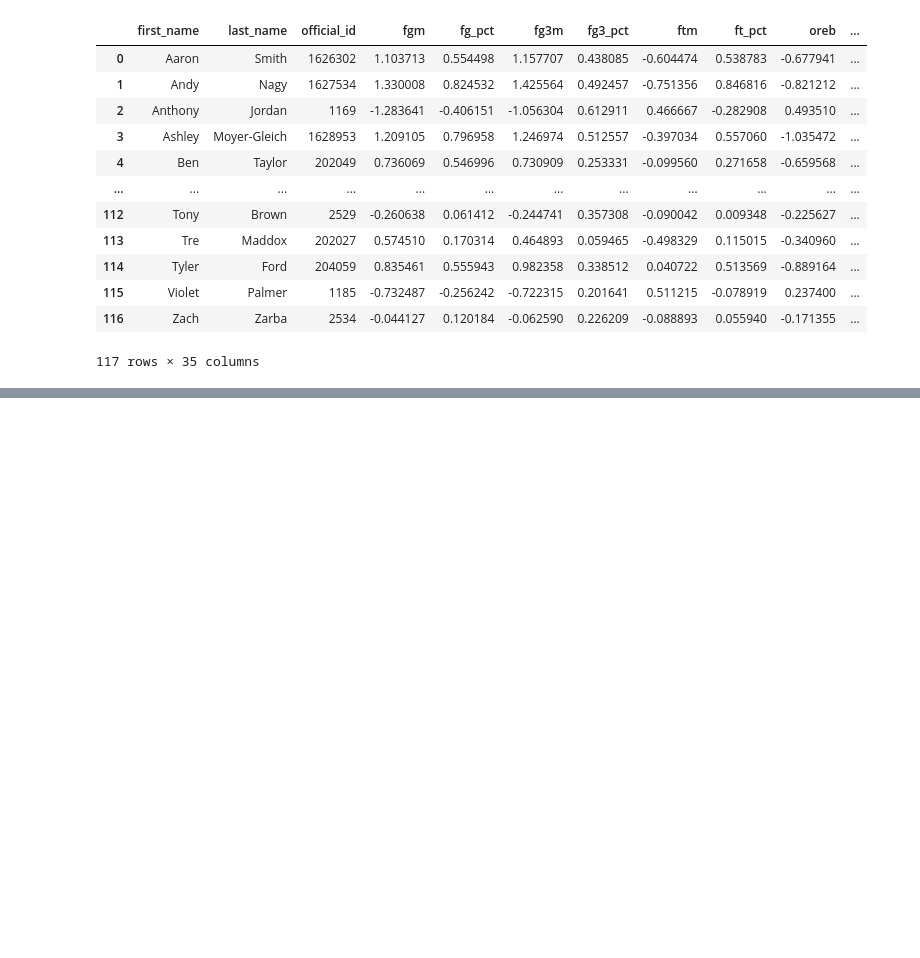
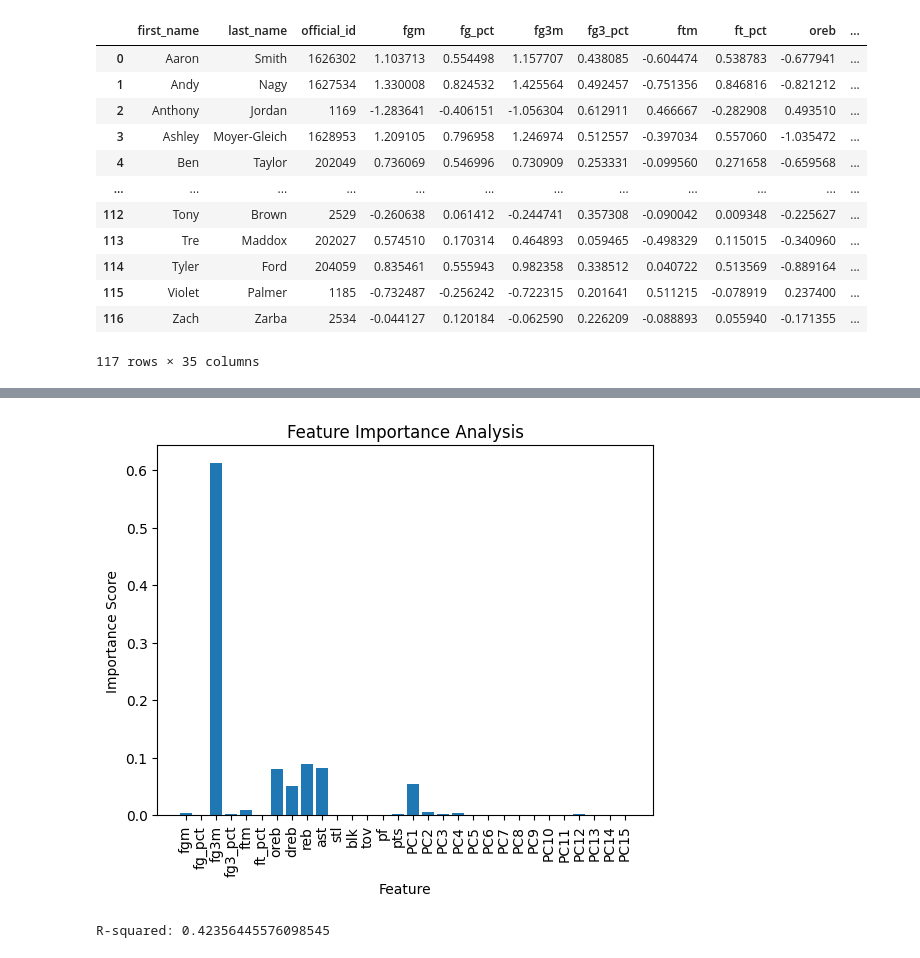
Before and after one commit to blakelaw/Referee-Analysis, a Jupyter notebook: main.ipynb, the cells around one changed output, grey strips where cells are left out. Saved outputs shown, nothing was run; the diff lists cells and outputs as text; code cells hidden in the pictures; blank space fills up the shorter version.

```diff
--- a/main.ipynb
+++ b/main.ipynb
@@ -391,0 +352,31 @@ t
+# %%
+X = pca_results.drop(['official_id', 'first_name', 'last_name', 'num_games', 'full_name'], axis=1)  # Include all variables except the target
+y = pca_results['num_games']
+
+X_train, X_test, y_train, y_test = train_test_split(X, y, test_size=0.2, random_state=42)
+
+model = xgb.XGBRegressor()
+model.fit(X_train, y_train)
+
+feature_importances = model.feature_importances_
+# %%
+plt.bar(X.columns, feature_importances)
+plt.ylabel('Importance Score')
+plt.xlabel('Feature')
+plt.title('Feature Importance Analysis')
+plt.xticks(rotation=90)
+plt.show()
+# %% [output]
+[figure, added]
+# %%
+X = pca_results[['fg3m', 'oreb', 'dreb', 'reb', 'ast']]
+y = pca_results['num_games']
+
+X = sm.add_constant(X)
+
+model = sm.OLS(y, X).fit()
+
+r_squared = model.rsquared
+print('R-squared:', r_squared)
+# %% [output]
+R-squared: 0.42356445576098545
```
Also changed, not shown: parts of 7 cells of this notebook.
